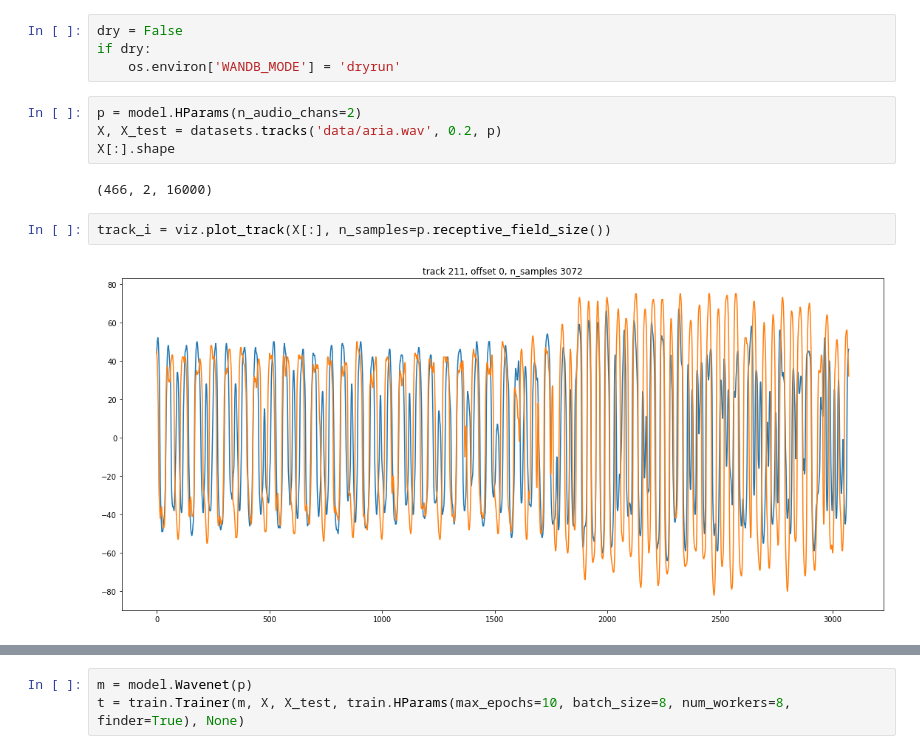
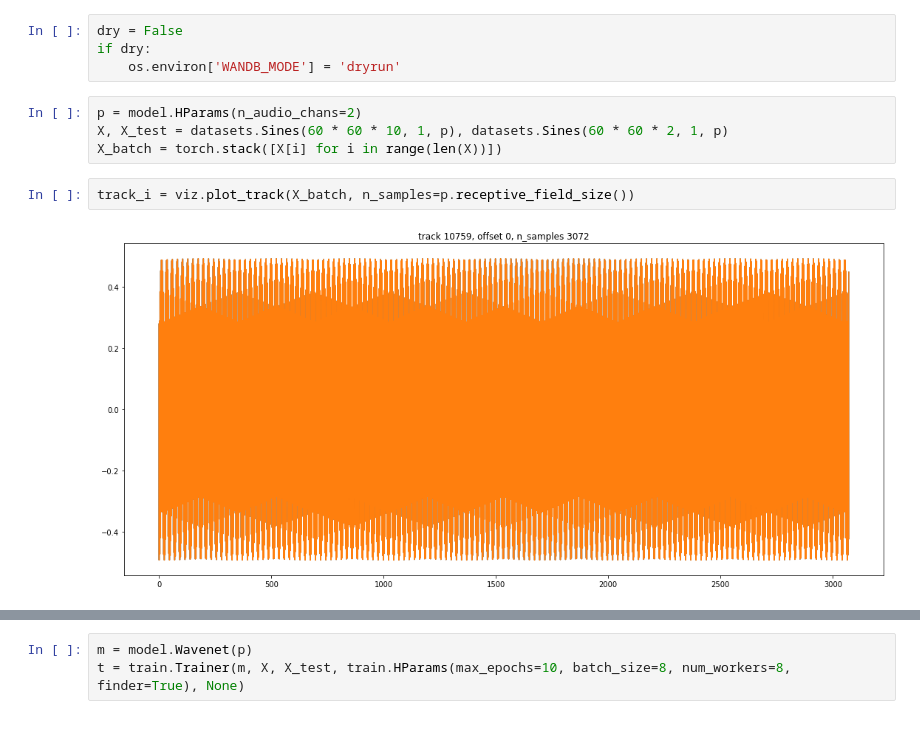
Before and after one commit to feldberlin/wavenet, a Jupyter notebook: nbs/lrfinder.ipynb, the cells around one changed output, grey strips where cells are left out. Drawn from its saved outputs; the diff is of its cells as text.

```diff
--- a/nbs/lrfinder.ipynb
+++ b/nbs/lrfinder.ipynb
@@ -25,13 +25,11 @@ Use this to find a good learning rate for the given dataset and hyperparameters.
 dry = False
 if dry:
     os.environ['WANDB_MODE'] = 'dryrun'
-# %%
-p = model.HParams(n_audio_chans=2)
-X, X_test = datasets.tracks('data/aria.wav', 0.2, p)
-X[:].shape
-# %% [output]
-(466, 2, 16000)
+# %%
+p = model.HParams(n_audio_chans=2)
+X, X_test = datasets.Sines(60 * 60 * 10, 1, p), datasets.Sines(60 * 60 * 2, 1, p)
+X_batch = torch.stack([X[i] for i in range(len(X))])
 # %%
-track_i = viz.plot_track(X[:], n_samples=p.receptive_field_size())
+track_i = viz.plot_track(X_batch, n_samples=p.receptive_field_size())
 # %% [output]
-[figure, old version]
+[figure, new version]
```
Also changed, not shown: parts of 3 cells of this notebook, 1 other file.
